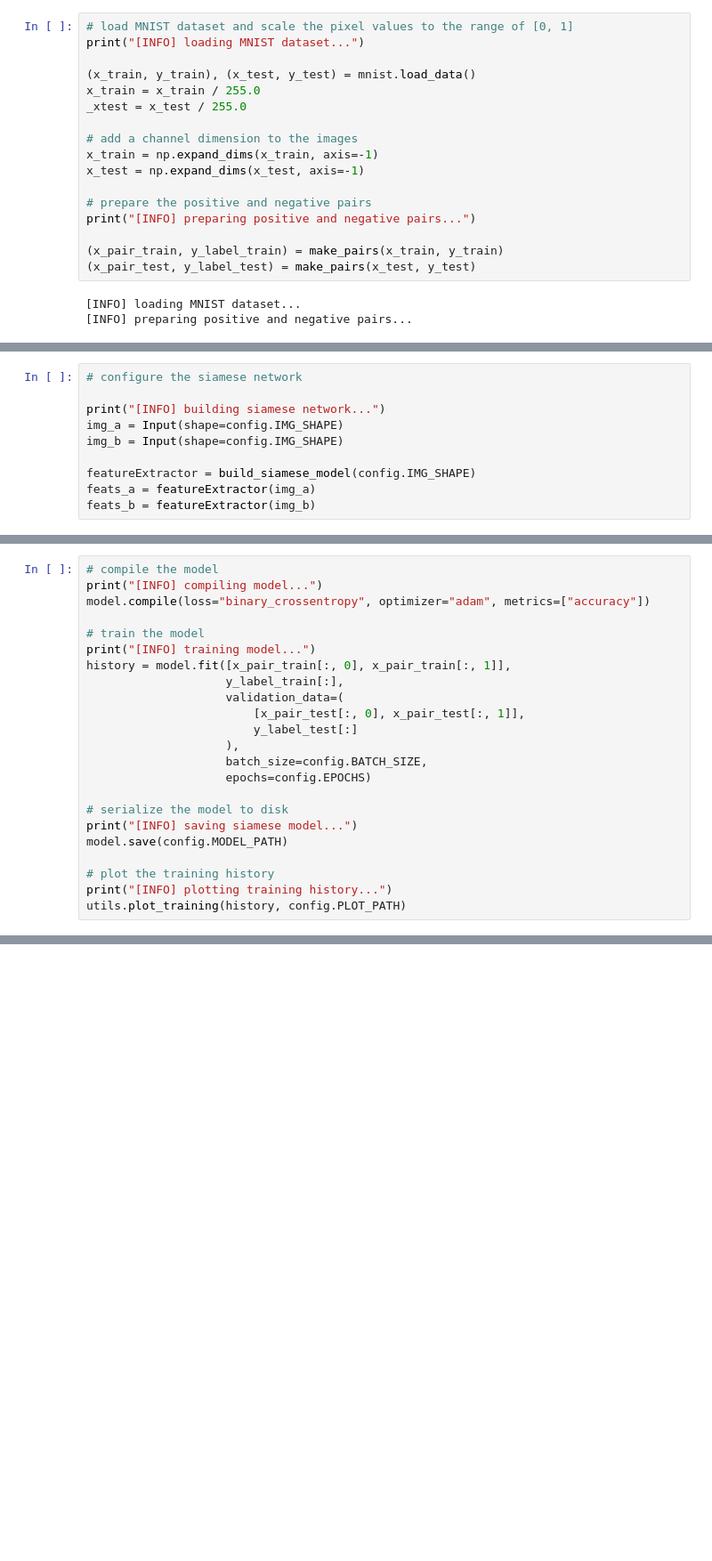
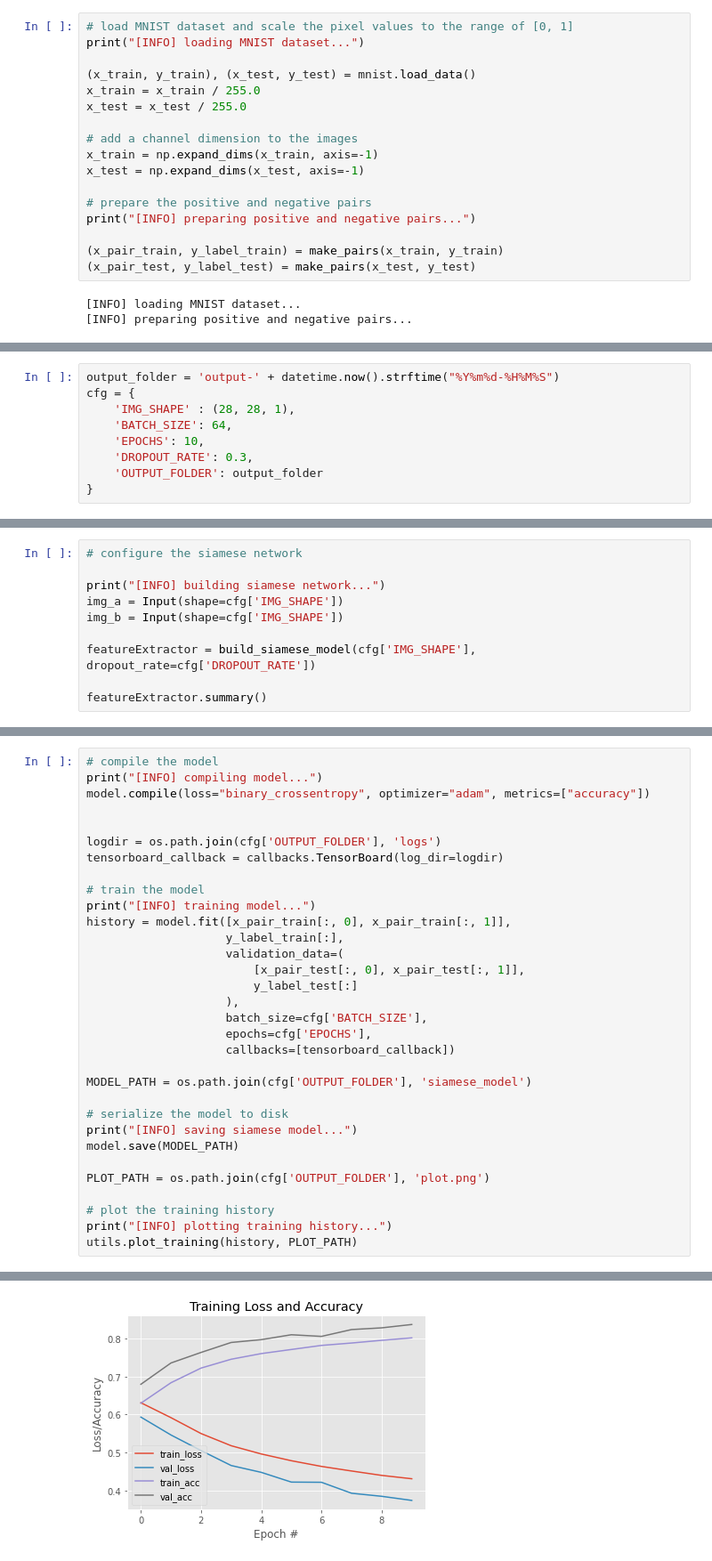
Before and after one commit to riccardo1980/siamese_network, a Jupyter notebook: notebooks/train.ipynb, the cells around one changed output, grey strips where cells are left out. Shown: that part at 89% size. Cells and saved outputs as stored; diff of their text form; blank space fills up the shorter version.

```diff
--- a/notebooks/train.ipynb
+++ b/notebooks/train.ipynb
@@ -15,7 +17,7 @@ print("[INFO] loading MNIST dataset...")
 
 (x_train, y_train), (x_test, y_test) = mnist.load_data()
 x_train = x_train / 255.0
-_xtest = x_test / 255.0
+x_test = x_test / 255.0
 
 # add a channel dimension to the images
 x_train = np.expand_dims(x_train, axis=-1)
@@ -31,0 +36,9 @@ print("[INFO] preparing positive and negative pairs...")
+# %%
+output_folder = 'output-' + datetime.now().strftime("%Y%m%d-%H%M%S")
+cfg = {
+    'IMG_SHAPE' : (28, 28, 1),
+    'BATCH_SIZE': 64,
+    'EPOCHS': 10,
+    'DROPOUT_RATE': 0.3,
+    'OUTPUT_FOLDER': output_folder
+}
@@ -33,11 +50,11 @@ print("[INFO] preparing positive and negative pairs...")
 # configure the siamese network
 
 print("[INFO] building siamese network...")
-img_a = Input(shape=config.IMG_SHAPE)
-img_b = Input(shape=config.IMG_SHAPE)
+img_a = Input(shape=cfg['IMG_SHAPE'])
+img_b = Input(shape=cfg['IMG_SHAPE'])
 
-featureExtractor = build_siamese_model(config.IMG_SHAPE)
-feats_a = featureExtractor(img_a)
-feats_b = featureExtractor(img_b)
+featureExtractor = build_siamese_model(cfg['IMG_SHAPE'], dropout_rate=cfg['DROPOUT_RATE'])
+
+featureExtractor.summary()
 # %% [output]
 [INFO] building siamese network...
@@ -50,6 +109,10 @@ model = Model(inputs=[img_a, img_b], outputs=outputs)
 # compile the model
 print("[INFO] compiling model...")
 model.compile(loss="binary_crossentropy", optimizer="adam", metrics=["accuracy"])
+
+
+logdir = os.path.join(cfg['OUTPUT_FOLDER'], 'logs')
+tensorboard_callback = callbacks.TensorBoard(log_dir=logdir)
 
 # train the model
 print("[INFO] training model...")
@@ -59,13 +122,19 @@ history = model.fit([x_pair_train[:, 0], x_pair_train[:, 1]],
                         [x_pair_test[:, 0], x_pair_test[:, 1]],
                         y_label_test[:]
                     ),
-                    batch_size=config.BATCH_SIZE,
-                    epochs=config.EPOCHS)
+                    batch_size=cfg['BATCH_SIZE'],
+                    epochs=cfg['EPOCHS'],
+                    callbacks=[tensorboard_callback])
+
+MODEL_PATH = os.path.join(cfg['OUTPUT_FOLDER'], 'siamese_model')
 
 # serialize the model to disk
 print("[INFO] saving siamese model...")
-model.save(config.MODEL_PATH)
+model.save(MODEL_PATH)
+
+PLOT_PATH = os.path.join(cfg['OUTPUT_FOLDER'], 'plot.png')
 
 # plot the training history
 print("[INFO] plotting training history...")
-utils.plot_training(history, config.PLOT_PATH)
+utils.plot_training(history, PLOT_PATH)
+# %% [output]
@@ -71,0 +158 @@ utils.plot_training(history, config.PLOT_PATH)
+[figure, added]
```
Also changed, not shown: parts of 7 cells of this notebook, 2 other files.
